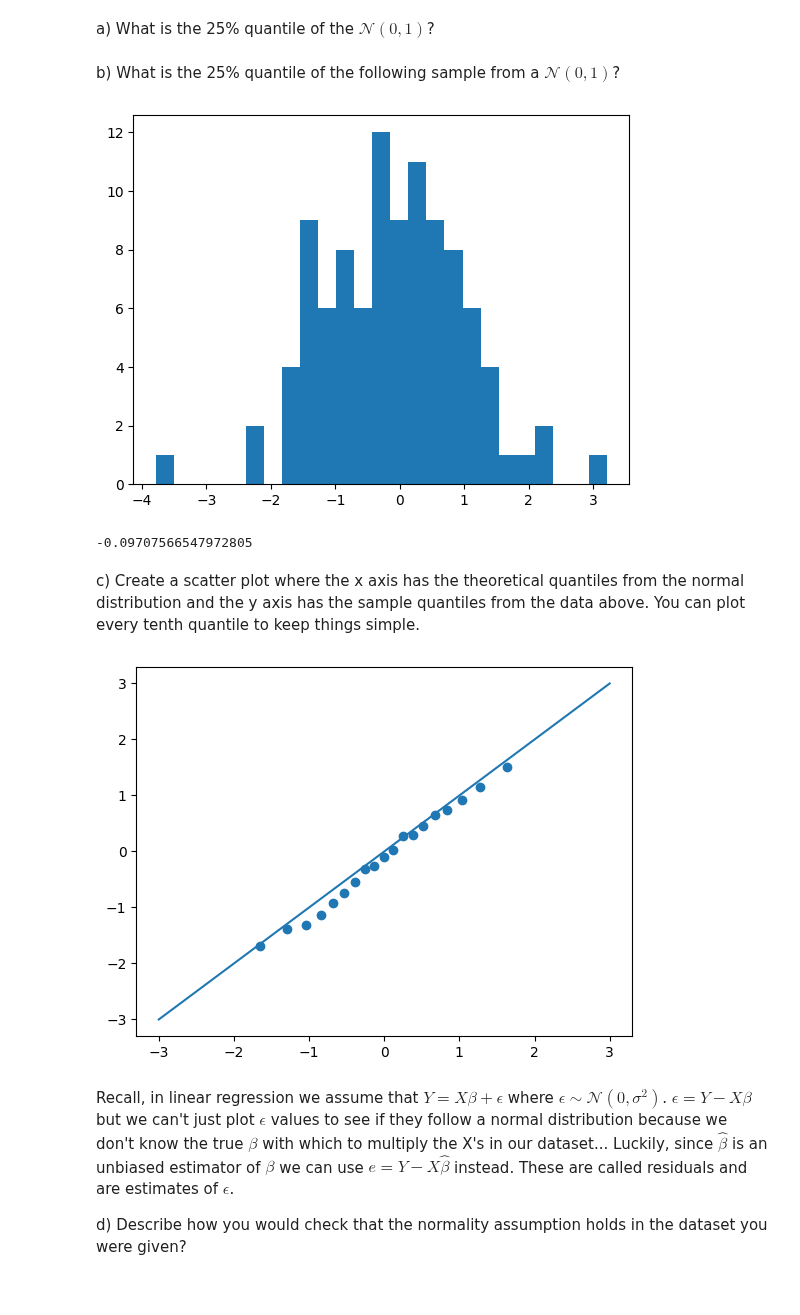
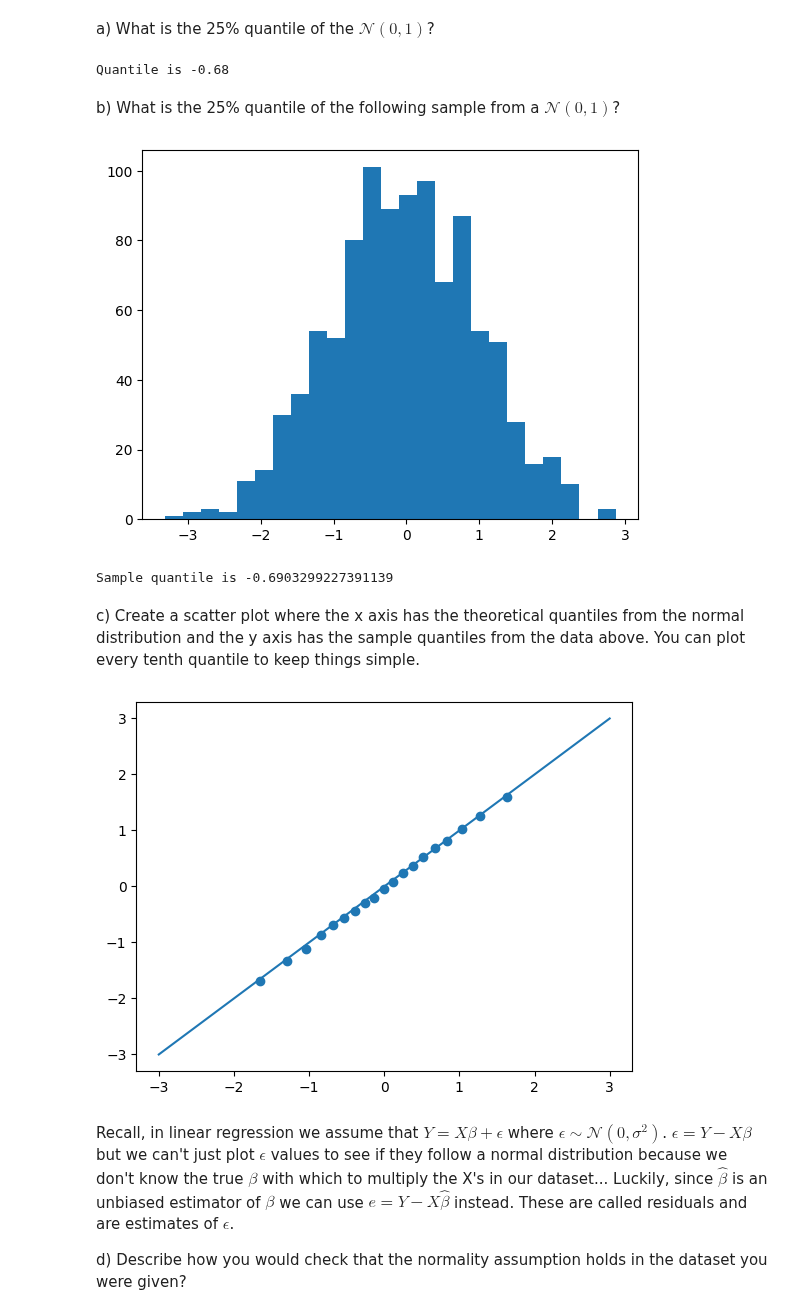
Before and after one commit to clarkaid/Data-Science-Fundamentals, a Jupyter notebook: lecture_20/worksheet_20.ipynb, the cells around one changed output. Saved outputs shown, nothing was run; the diff lists cells and outputs as text; code cells hidden in the pictures.

```diff
--- a/lecture_20/worksheet_20.ipynb
+++ b/lecture_20/worksheet_20.ipynb
@@ -134,8 +134,8 @@ d) So what range of values [-t, t] is expected to hold $\hat\beta$ ~98% of the t
 # %% [markdown]
 e) Verify this by running a simulation where you fix the interval and record the number of times in a given number of TRIALS that $\hat\beta$ falls in the interval.
 # %%
-interval_min = -.788
-interval_max = .788
+interval_min = -0.8422112297508668
+interval_max = 0.8422112297508668
 
 TRIALS = 10000
 SAMPLE_SIZE = 100
@@ -204,28 +206,35 @@ def theoretical_quantile(q, mu, sigma):
         if abs(q - val) < delta:
             return round(i, ndigits=d-1)
     ValueError("couldn't find anything")
+
+print("Quantile is", theoretical_quantile(0.25, 0, 1))
+# %% [output]
+Quantile is -0.68
 # %% [markdown]
 b) What is the 25% quantile of the following sample from a $\mathcal{N}(0, 1)$?
 # %%
-SAMPLE_SIZE = 100
+SAMPLE_SIZE = 1000
 
 sample = norm.rvs(0, 1, size=SAMPLE_SIZE)
 
 fig, ax = plt.subplots()
 ax.hist(sample, bins=25)
 plt.show()
 
 def sample_quantile(q, sample):
     sorted_sample = np.sort(sample)
     count = 0
     for i in range(len(sorted_sample)):
         count += 1
         if count / len(sample) >= q :
             return sorted_sample[i]
     raise ValueError("unable to find quantile")
+
+
+print("Sample quantile is", sample_quantile(0.25, sample))
 # %% [output]
-[figure, old version]
+[figure, new version]
--0.09707566547972805
+Sample quantile is -0.6903299227391139
 # %% [markdown]
 c) Create a scatter plot where the x axis has the theoretical quantiles from the normal distribution and the y axis has the sample quantiles from the data above. You can plot every tenth quantile to keep things simple.
 # %%
@@ -237,11 +246,11 @@ sample_quants = [sample_quantile(x, sample) for x in quants]
 
 xs = np.linspace(-3,3,1000)
 fig, ax = plt.subplots()
-ax.scatter(..., ...)
+ax.scatter(theory_quants, sample_quants)
 ax.plot(xs, xs)
 plt.show()
 # %% [output]
-[figure, old version]
+[figure, new version]
 # %% [markdown]
 Recall, in linear regression we assume that $Y = X\beta + \epsilon$ where $\epsilon \sim \mathcal{N}(0, \sigma^2)$. $\epsilon = Y - X\beta$ but we can't just plot $\epsilon$ values to see if they follow a normal distribution because we don't know the true $\beta$ with which to multiply the X's in our dataset... Luckily, since $\hat\beta$ is an unbiased estimator of $\beta$ we can use $e = Y - X\hat\beta$ instead. These are called residuals and are estimates of $\epsilon$.
 
```
Also changed, not shown: parts of 10 cells of this notebook.
